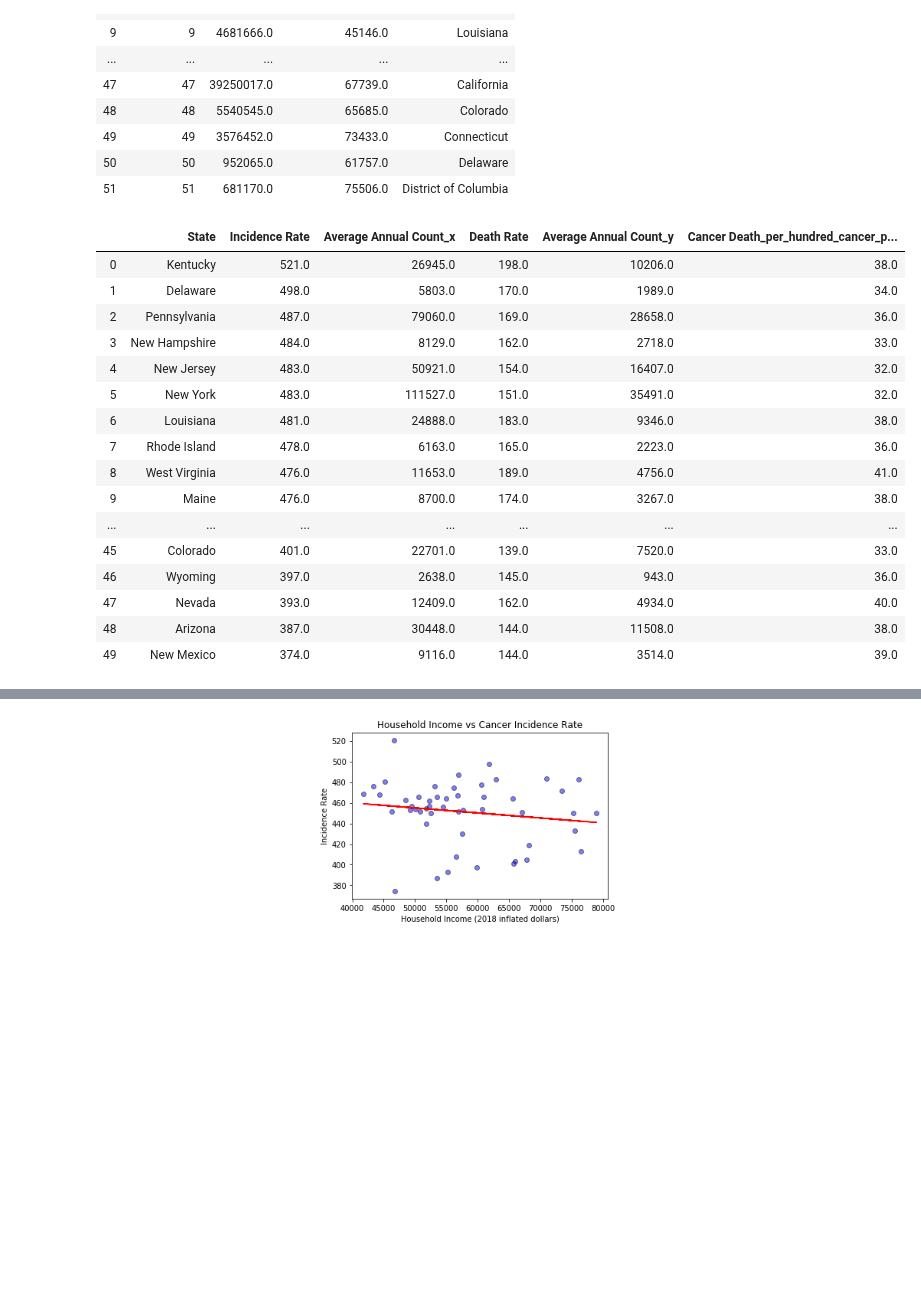
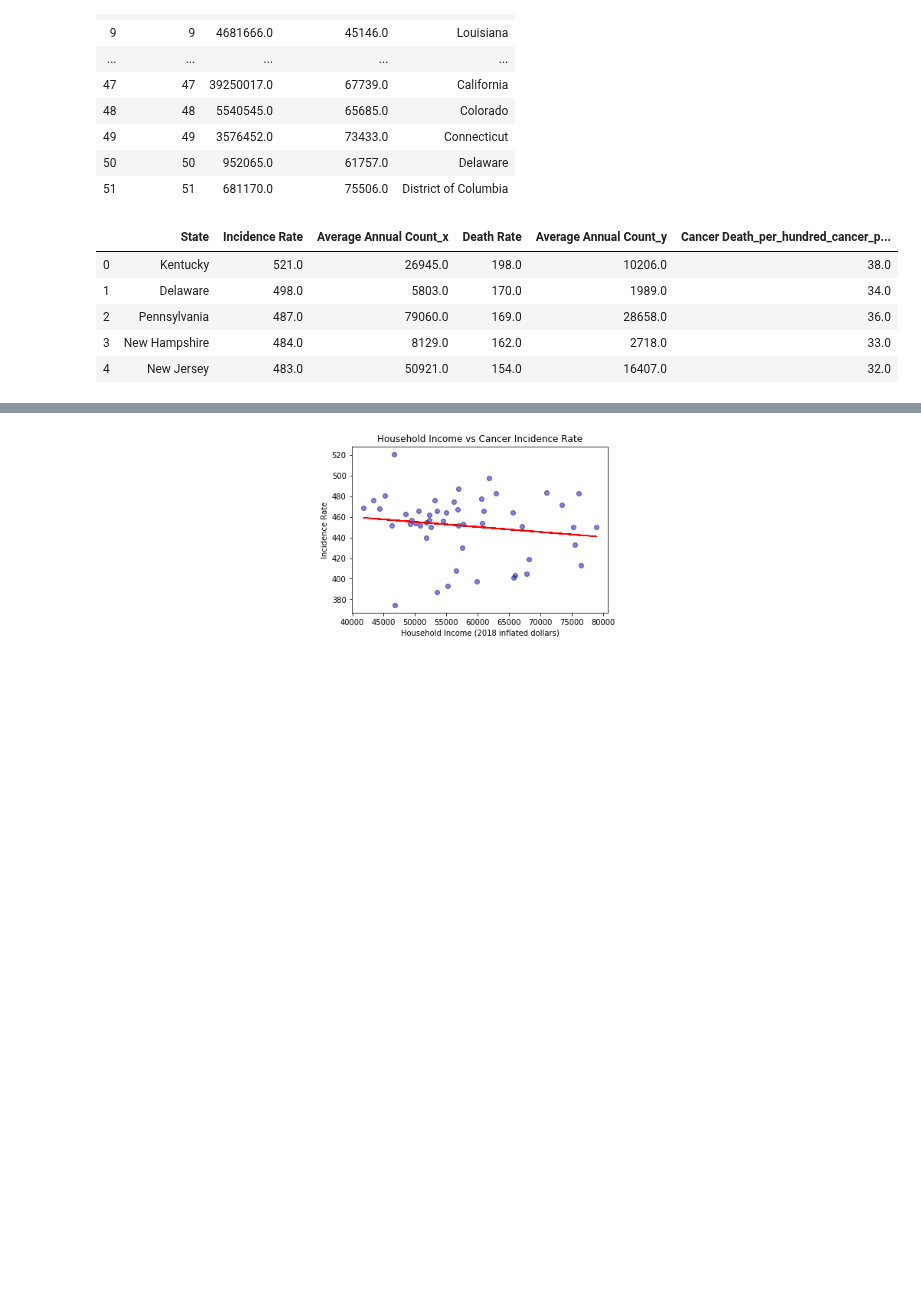
Before and after one commit to settinge/Cancer-and-Nonbiological-Variables, a Jupyter notebook: Income Correlation.ipynb, the cells around one changed output, grey strips where cells are left out. Drawn from its saved outputs; the diff is of its cells as text; code cells hidden in the pictures; blank space fills up the shorter version.

```diff
--- a/Income Correlation.ipynb
+++ b/Income Correlation.ipynb
@@ -27,23 +27,12 @@ income_df
 | 51 | 51 | 681170.0 | 75506.0 | District of Columbia |
 # %%
 cancer_df = pd.read_csv("Resource/Added_final_combined_cancer_data.csv")
-cancer_df
+cancer_df.head()
 # %% [output]
 |  | State | Incidence Rate | Average Annual Count_x | Death Rate | Average Annual Count_y | Cancer Death_per_hundred_cancer_p... |
 | 0 | Kentucky | 521.0 | 26945.0 | 198.0 | 10206.0 | 38.0 |
 | 1 | Delaware | 498.0 | 5803.0 | 170.0 | 1989.0 | 34.0 |
 | 2 | Pennsylvania | 487.0 | 79060.0 | 169.0 | 28658.0 | 36.0 |
 | 3 | New Hampshire | 484.0 | 8129.0 | 162.0 | 2718.0 | 33.0 |
 | 4 | New Jersey | 483.0 | 50921.0 | 154.0 | 16407.0 | 32.0 |
-| 5 | New York | 483.0 | 111527.0 | 151.0 | 35491.0 | 32.0 |
-| 6 | Louisiana | 481.0 | 24888.0 | 183.0 | 9346.0 | 38.0 |
-| 7 | Rhode Island | 478.0 | 6163.0 | 165.0 | 2223.0 | 36.0 |
-| 8 | West Virginia | 476.0 | 11653.0 | 189.0 | 4756.0 | 41.0 |
-| 9 | Maine | 476.0 | 8700.0 | 174.0 | 3267.0 | 38.0 |
-| ... | ... | ... | ... | ... | ... | ... |
-| 45 | Colorado | 401.0 | 22701.0 | 139.0 | 7520.0 | 33.0 |
-| 46 | Wyoming | 397.0 | 2638.0 | 145.0 | 943.0 | 36.0 |
-| 47 | Nevada | 393.0 | 12409.0 | 162.0 | 4934.0 | 40.0 |
-| 48 | Arizona | 387.0 | 30448.0 | 144.0 | 11508.0 | 38.0 |
-| 49 | New Mexico | 374.0 | 9116.0 | 144.0 | 3514.0 | 39.0 |
 # %%
```
Also changed, not shown: parts of 5 cells of this notebook.
